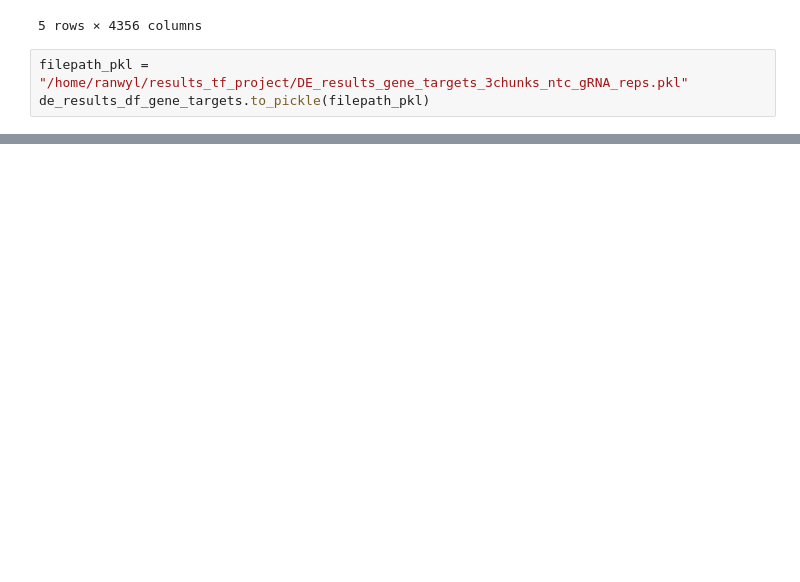
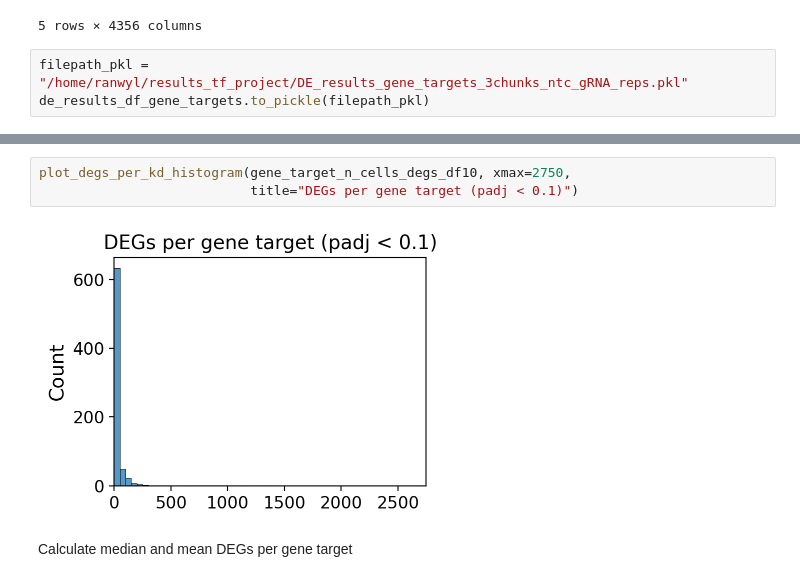
Before and after one commit to subramaniam-lab-ucsd/tf-project, a Jupyter notebook: tf_project_de_analysis_mde.ipynb, the cells around one changed output, grey strips where cells are left out. Drawn from its saved outputs; the diff is of its cells as text; blank space fills up the shorter version.

```diff
--- a/tf_project_de_analysis_mde.ipynb
+++ b/tf_project_de_analysis_mde.ipynb
@@ -1215,0 +1366,7 @@ DE_results_renamed.to_pickle(filepath_pkl)
+# %%
+plot_degs_per_kd_histogram(gene_target_n_cells_degs_df10, xmax=2750,
+                           title="DEGs per gene target (padj < 0.1)")
+# %% [output]
+[figure, added]
+# %% [markdown]
+Calculate median and mean DEGs per gene target
```
Also changed, not shown: parts of 58 cells of this notebook, 1 other file.
